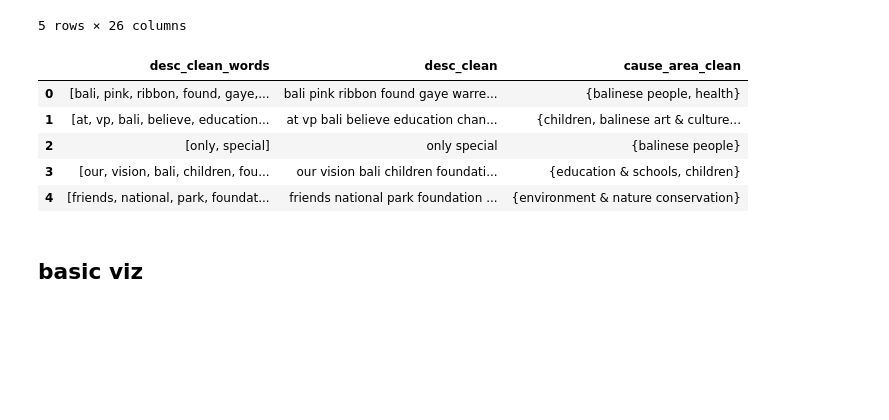
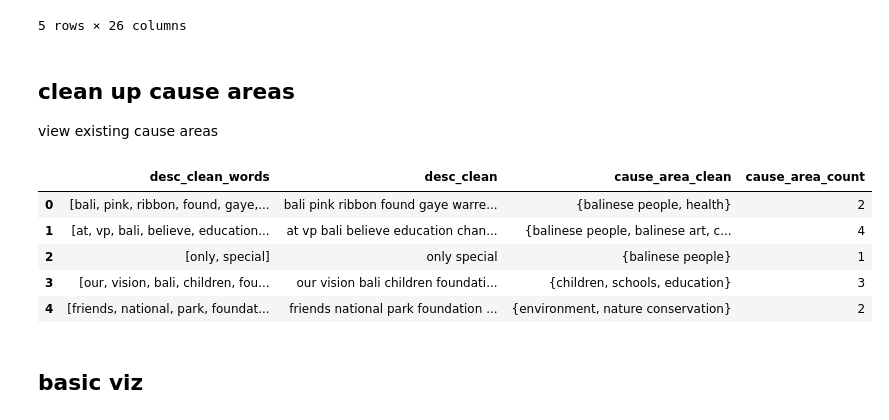
Before and after one commit to DataKind-SG/effective_altruism, a Jupyter notebook: eda/classify_cause_area/classification_webscrape.ipynb, the cells around one changed output. Cells and saved outputs as stored; diff of their text form; code cells hidden in the pictures; blank space fills up the shorter version.

```diff
--- a/eda/classify_cause_area/classification_webscrape.ipynb
+++ b/eda/classify_cause_area/classification_webscrape.ipynb
@@ -43,25 +45,47 @@ web_df['description'] = web_df['description'].fillna('')
 ## add cleaned description
 web_df['desc_clean_words'] = get_cleaned_descriptions(list(web_df['description']), True, True, True)
 web_df['desc_clean'] = get_sentence_from_list(list(web_df['desc_clean_words']))
+# %% [markdown]
+## clean up cause areas
+view existing cause areas
 # %%
+import re
+
 ## add cleaned cause areas
 def clean_cause_area(cause_area_raw):
-    words = cause_area_raw.lower().split(",")
+    sentence = cause_area_raw
+    sentence = re.sub(r'(&)|(and)',',',sentence)
+    sentence = re.sub(r'[()1-9]+',' ',sentence)
+    sentence = sentence.replace("."," ").replace("-"," ")
+    sentence = sentence.replace("\\",",").replace("/",",")
+    sentence = re.sub(r'[^a-zA-Z0-9,]',' ', sentence)
+
+    def remove_single_char_word_in_cause_area(cause_area):
+        w = cause_area.split(" ")
+        w = [w for w in w if len(w) > 1]
+        return " ".join(w)
+
+    words = sentence.lower().split(",")
     words = [w.strip() for w in words]
+    words = [re.sub(r'[ ]{2,}',' ', w) for w in words]
+    words = [remove_single_char_word_in_cause_area(w) for w in words]
     words = [w for w in words if len(w) > 0]
     return set(words)
 
 web_df['cause_area'] = web_df['cause_area'].fillna('')
+web_df['cause_area_clean'] = get_cleaned_descriptions(web_df['cause_area'], True, False, True)
 web_df['cause_area_clean'] = web_df['cause_area'].apply(clean_cause_area)
+
+web_df['cause_area_count'] = web_df['cause_area_clean'].apply(lambda l: len(l))
 # %%
-web_df[['desc_clean_words', 'desc_clean', 'cause_area_clean']].head()
+web_df[['desc_clean_words', 'desc_clean', 'cause_area_clean', 'cause_area_count']].head()
 # %% [output]
-|  | desc_clean_words | desc_clean | cause_area_clean |
-| 0 | [bali, pink, ribbon, found, gaye,... | bali pink ribbon found gaye warre... | {balinese people, health} |
-| 1 | [at, vp, bali, believe, education... | at vp bali believe education chan... | {children, balinese art & culture... |
-| 2 | [only, special] | only special | {balinese people} |
-| 3 | [our, vision, bali, children, fou... | our vision bali children foundati... | {education & schools, children} |
-| 4 | [friends, national, park, foundat... | friends national park foundation ... | {environment & nature conservation} |
+|  | desc_clean_words | desc_clean | cause_area_clean | cause_area_count |
+| 0 | [bali, pink, ribbon, found, gaye,... | bali pink ribbon found gaye warre... | {balinese people, health} | 2 |
+| 1 | [at, vp, bali, believe, education... | at vp bali believe education chan... | {balinese people, balinese art, c... | 4 |
+| 2 | [only, special] | only special | {balinese people} | 1 |
+| 3 | [our, vision, bali, children, fou... | our vision bali children foundati... | {children, schools, education} | 3 |
+| 4 | [friends, national, park, foundat... | friends national park foundation ... | {environment, nature conservation} | 2 |
 # %% [markdown]
 ## basic viz
 # %%
```
Also changed, not shown: parts of 41 cells of this notebook.
